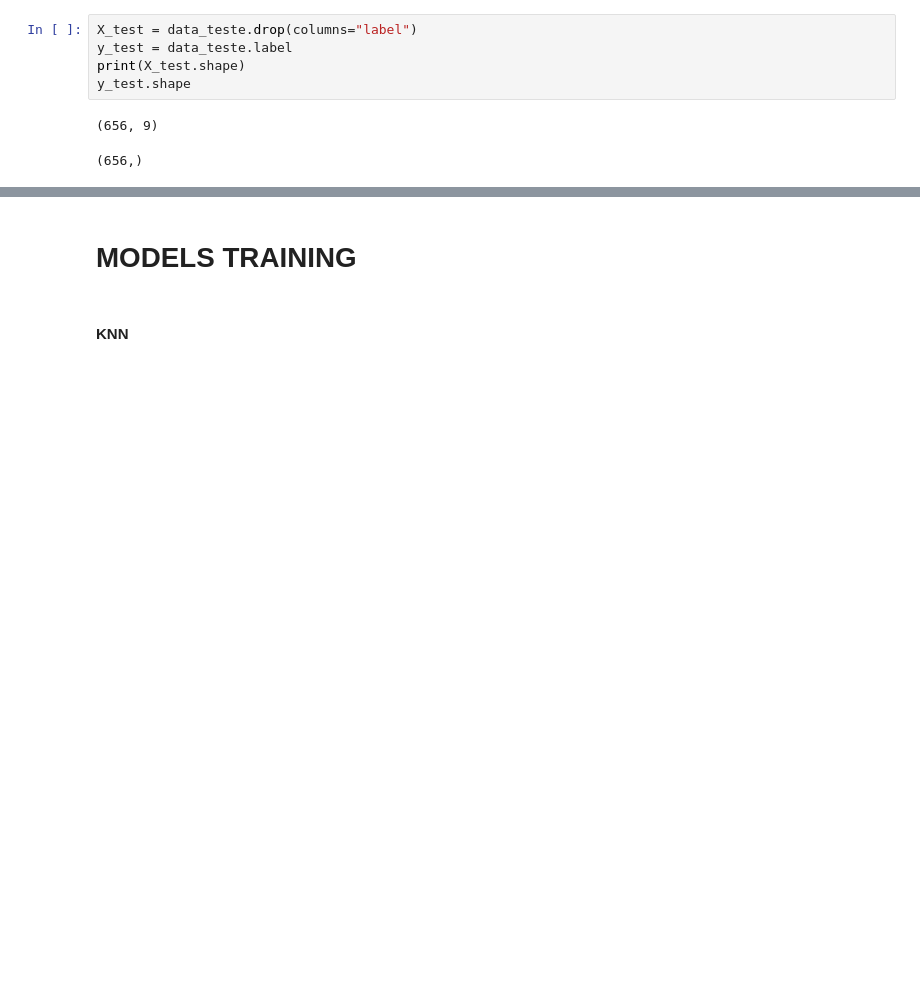
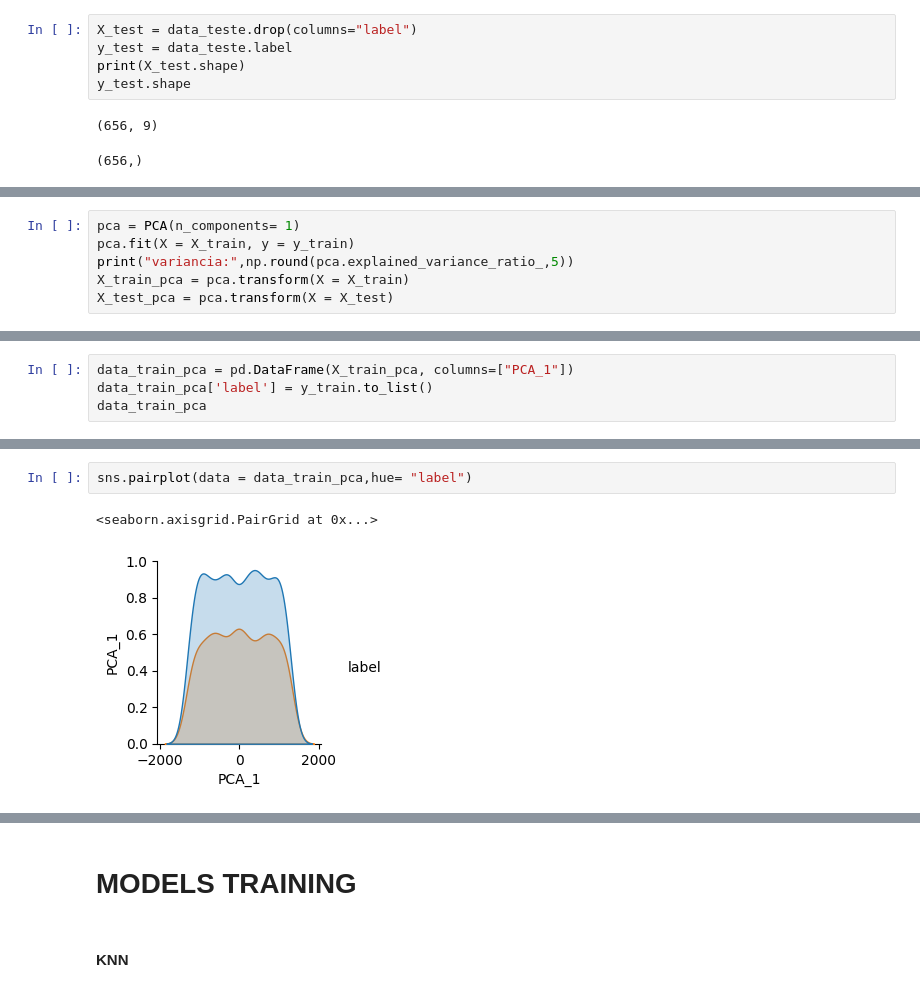
Before and after one commit to Gabriel-Meloo/classification, a Jupyter notebook: modelo_treino.ipynb, the cells around one changed output, grey strips where cells are left out. Drawn from its saved outputs; the diff is of its cells as text; blank space fills up the shorter version.

Commit message:
Training the models with PCA and TSNE dimension reduction methods

```diff
--- a/modelo_treino.ipynb
+++ b/modelo_treino.ipynb
@@ -28,0 +34,6 @@ y_test.shape
+# %%
+pca = PCA(n_components= 1)
+pca.fit(X = X_train, y = y_train)
+print("variancia:",np.round(pca.explained_variance_ratio_,5))
+X_train_pca = pca.transform(X = X_train)
+X_test_pca = pca.transform(X = X_test)
@@ -28,0 +45,4 @@ y_test.shape
+# %%
+data_train_pca = pd.DataFrame(X_train_pca, columns=["PCA_1"])
+data_train_pca['label'] = y_train.to_list()
+data_train_pca
@@ -28,0 +63,5 @@ y_test.shape
+# %%
+sns.pairplot(data = data_train_pca,hue= "label")
+# %% [output]
+<seaborn.axisgrid.PairGrid at 0x...>
+[figure, added]
```
Also changed, not shown: parts of 21 cells of this notebook, 1 other file.
